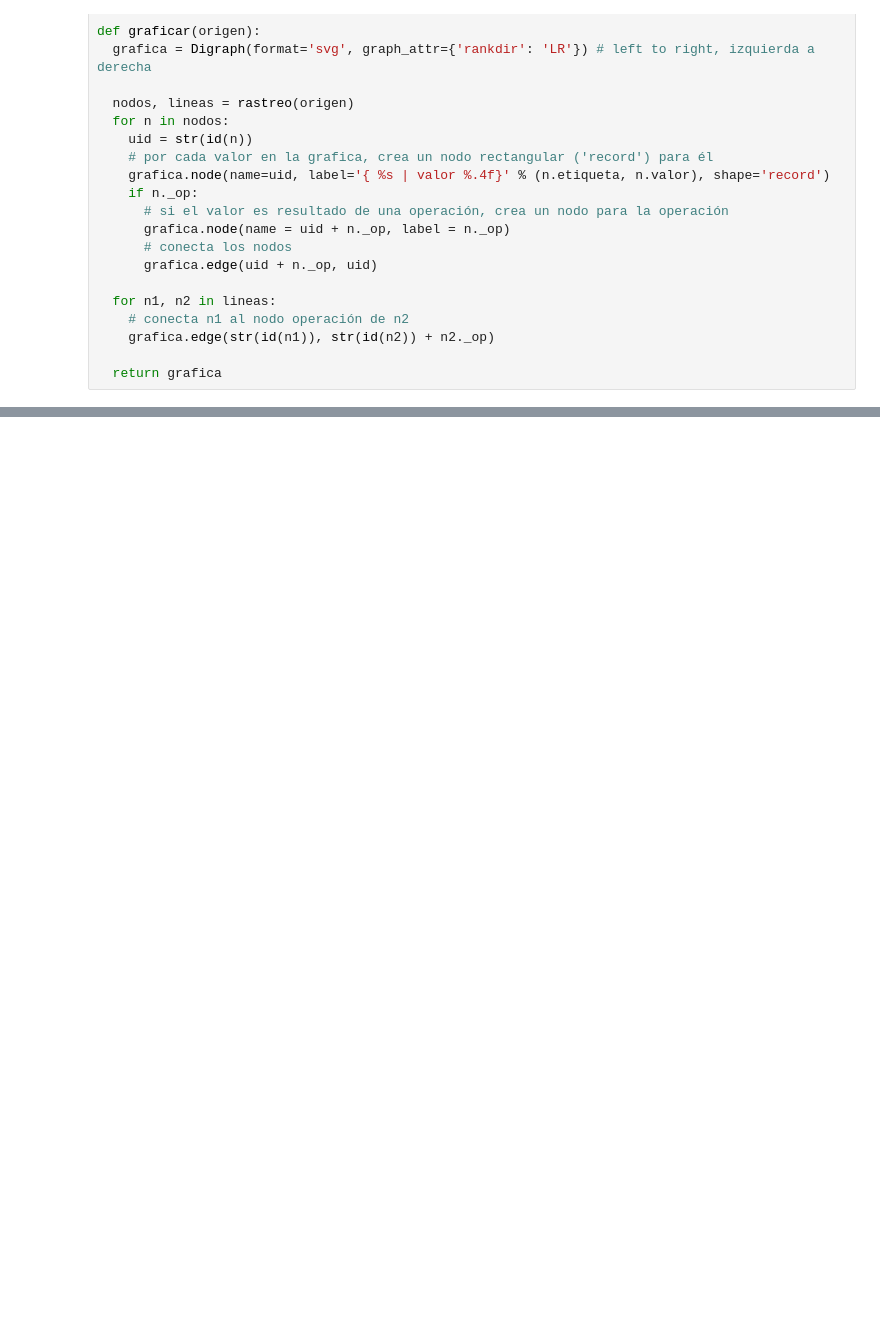
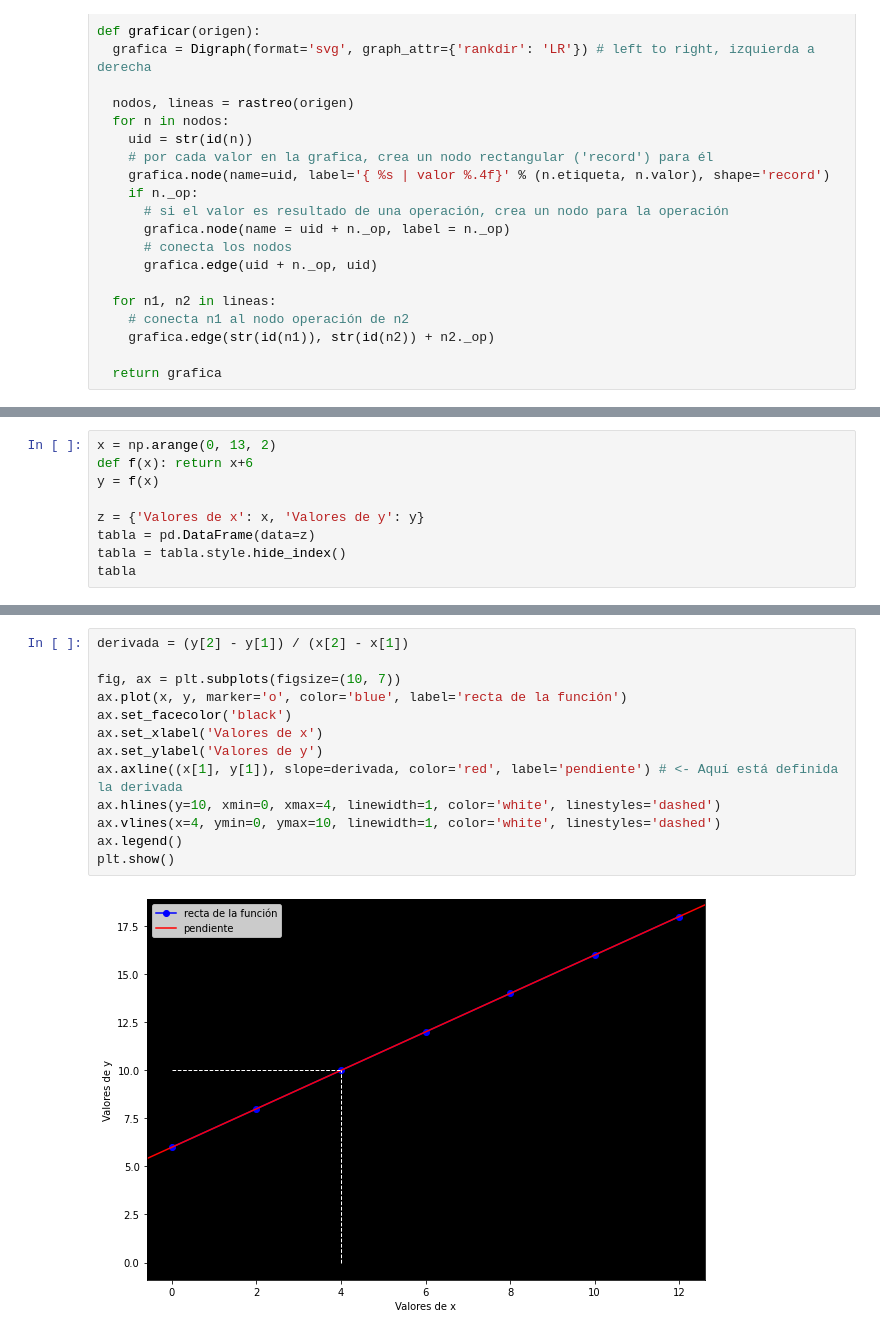
Before and after one commit to DanteNoguez/dantenoguez.github.io, a Jupyter notebook: ensayos/_build/jupyter_execute/redes.ipynb, the cells around one changed output, grey strips where cells are left out. Cells and saved outputs as stored; diff of their text form; blank space fills up the shorter version.

```diff
--- a/ensayos/_build/jupyter_execute/redes.ipynb
+++ b/ensayos/_build/jupyter_execute/redes.ipynb
@@ -135,0 +174,9 @@ Hemos conseguido disminuir el valor de $e$, pero nuestro método no parece efici
+# %%
+x = np.arange(0, 13, 2)
+def f(x): return x+6
+y = f(x)
+
+z = {'Valores de x': x, 'Valores de y': y}
+tabla = pd.DataFrame(data=z)
+tabla = tabla.style.hide_index()
+tabla
@@ -135,0 +196,15 @@ Hemos conseguido disminuir el valor de $e$, pero nuestro método no parece efici
+# %%
+derivada = (y[2] - y[1]) / (x[2] - x[1])
+
+fig, ax = plt.subplots(figsize=(10, 7))
+ax.plot(x, y, marker='o', color='blue', label='recta de la función')
+ax.set_facecolor('black')
+ax.set_xlabel('Valores de x')
+ax.set_ylabel('Valores de y')
+ax.axline((x[1], y[1]), slope=derivada, color='red', label='pendiente') # <- Aquí está definida la derivada
+ax.hlines(y=10, xmin=0, xmax=4, linewidth=1, color='white', linestyles='dashed')
+ax.vlines(x=4, ymin=0, ymax=10, linewidth=1, color='white', linestyles='dashed')
+ax.legend()
+plt.show()
+# %% [output]
+[figure, added]
```
Also changed, not shown: parts of 22 cells of this notebook, 14 other files.
